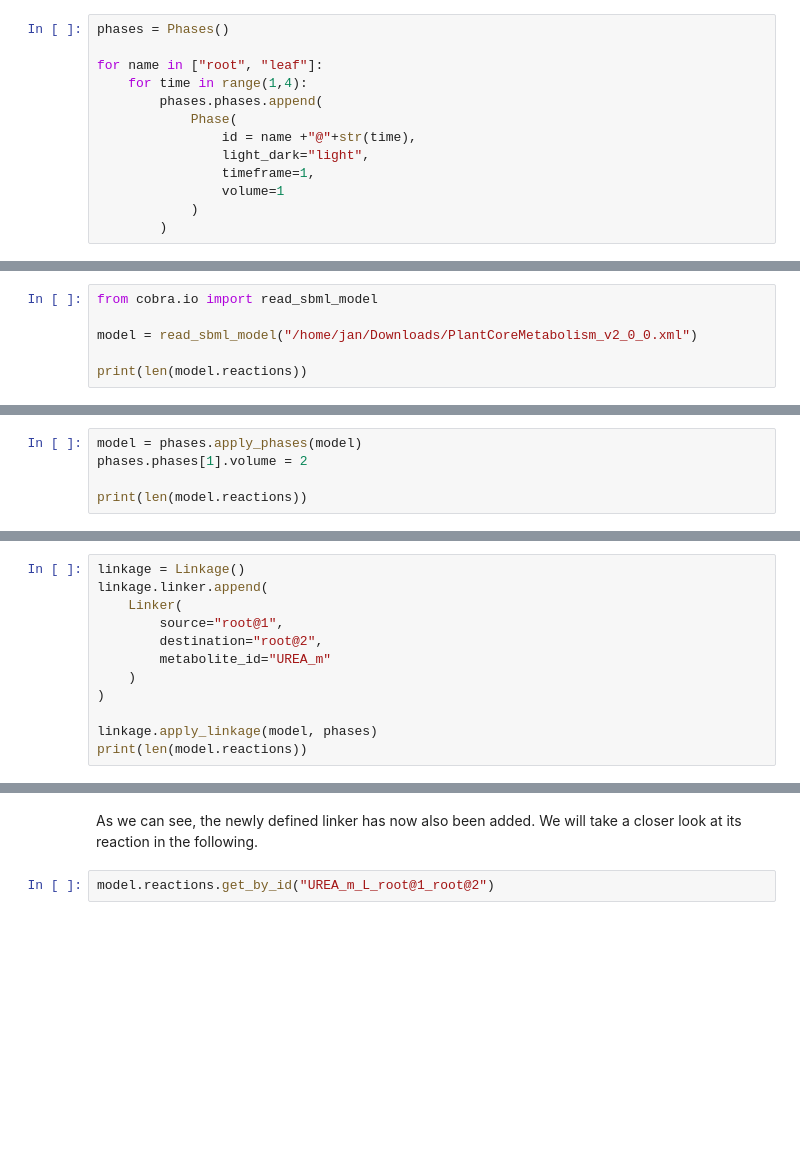
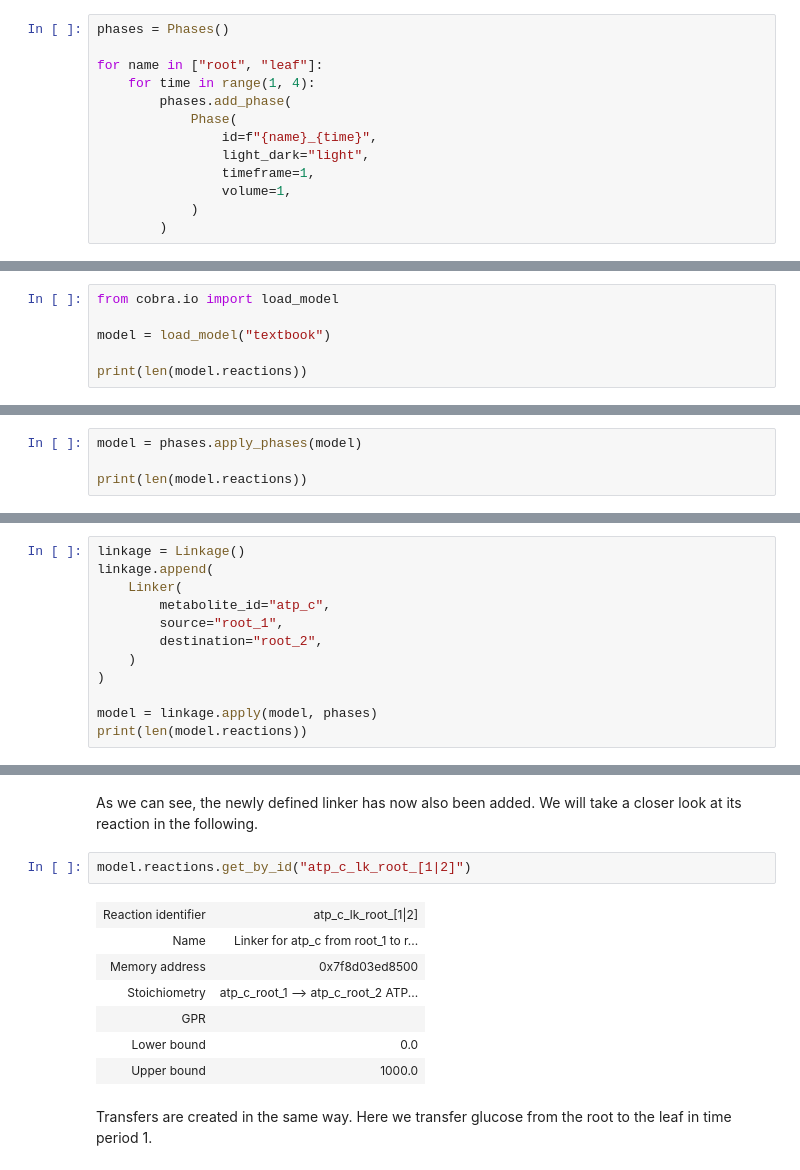
Before and after one commit to Toepfer-Lab/Cobra2D, a Jupyter notebook: docs/source/examples/LinkageAndPhases.ipynb, the cells around one changed output, grey strips where cells are left out. Saved outputs shown, nothing was run; the diff lists cells and outputs as text; blank space fills up the shorter version.

```diff
--- a/docs/source/examples/LinkageAndPhases.ipynb
+++ b/docs/source/examples/LinkageAndPhases.ipynb
@@ -10,13 +10,13 @@ Here we first create some phases, which are later connected by the left and tran
 phases = Phases()
 
 for name in ["root", "leaf"]:
-    for time in range(1,4):
-        phases.phases.append(
+    for time in range(1, 4):
+        phases.add_phase(
             Phase(
-                id = name +"@"+str(time),
+                id=f"{name}_{time}",
                 light_dark="light",
                 timeframe=1,
-                volume=1
+                volume=1,
             )
         )
 # %%
@@ -37,7 +37,7 @@ Now we take a model and let ns show how many reactions it contains.
 # %%
-from cobra.io import read_sbml_model
+from cobra.io import load_model
 
-model = read_sbml_model("/home/jan/Downloads/PlantCoreMetabolism_v2_0_0.xml")
+model = load_model("textbook")
 
 print(len(model.reactions))
 # %% [output]
@@ -49,7 +46,6 @@ Problem data seem to be well scaled
 Now that we have created the previously defined model, which consists of several time periods and sub-models, we get the following number of reactions:
 # %%
 model = phases.apply_phases(model)
-phases.phases[1].volume = 2
 
 print(len(model.reactions))
 # %% [output]
@@ -66,13 +62,13 @@ Now we create a linkage object and epplien it on our previously obtained model.
 # %%
 linkage = Linkage()
-linkage.linker.append(
+linkage.append(
     Linker(
-        source="root@1",
-        destination="root@2",
-        metabolite_id="UREA_m"
+        metabolite_id="atp_c",
+        source="root_1",
+        destination="root_2",
     )
 )
 
-linkage.apply_linkage(model, phases)
+model = linkage.apply(model, phases)
 print(len(model.reactions))
 # %% [output]
@@ -81,7 +76,17 @@ WARNING:cobra.core.model:Ignoring reaction 'UREA_m_L_root@1_root@2' since it alr
 # %% [markdown]
 As we can see, the newly defined linker has now also been added. We will take a closer look at its reaction in the following.
 # %%
-model.reactions.get_by_id("UREA_m_L_root@1_root@2")
+model.reactions.get_by_id("atp_c_lk_root_[1|2]")
+# %% [output]
+| Reaction identifier | atp_c_lk_root_[1|2] |
+| Name | Linker for atp_c from root_1 to r... |
+| Memory address | 0x7f8d03ed8500 |
+| Stoichiometry | atp_c_root_1 --> atp_c_root_2 ATP... |
+| GPR |  |
+| Lower bound | 0.0 |
+| Upper bound | 1000.0 |
+# %% [markdown]
+Transfers are created in the same way. Here we transfer glucose from the root to the leaf in time period 1.
 # %%
 transfers = Transfers()
 transfers.append(
```
Also changed, not shown: parts of 14 cells of this notebook, 21 other files.
